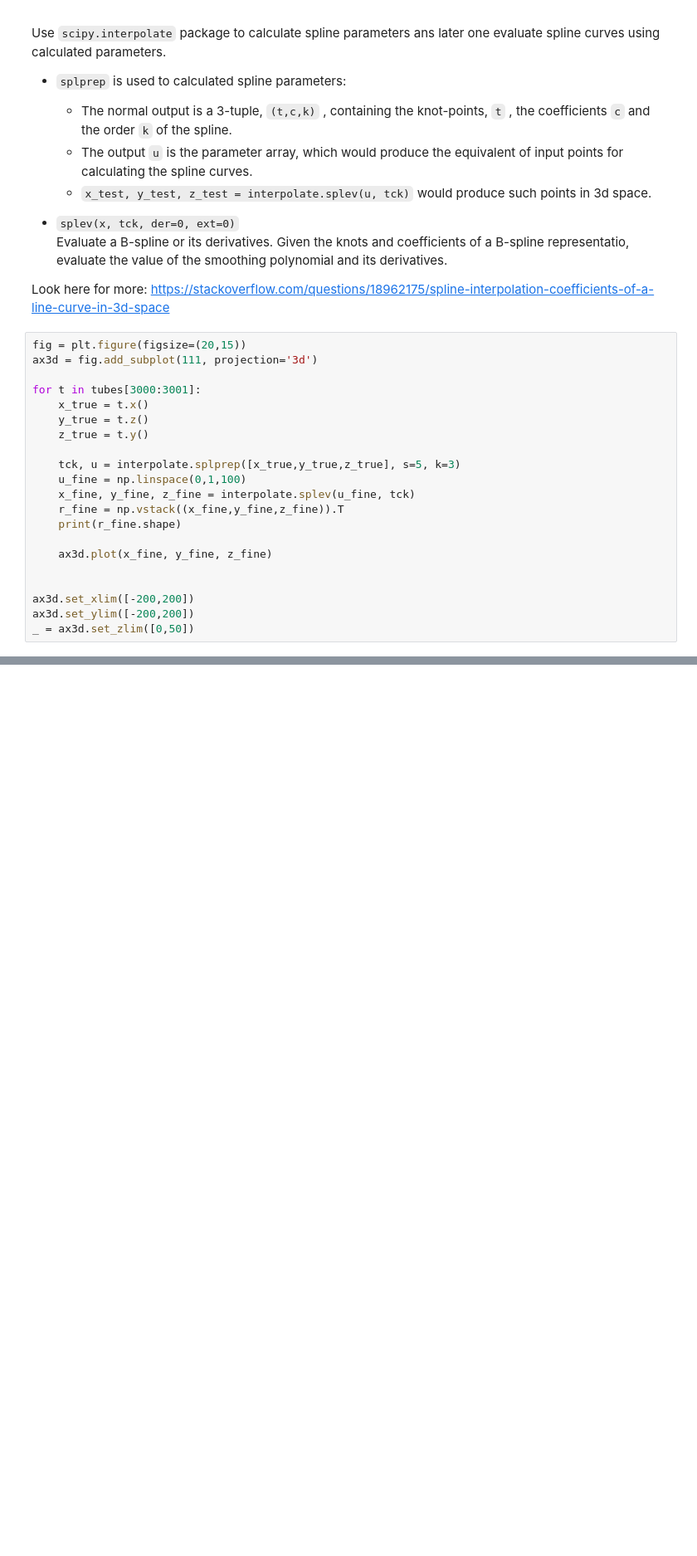
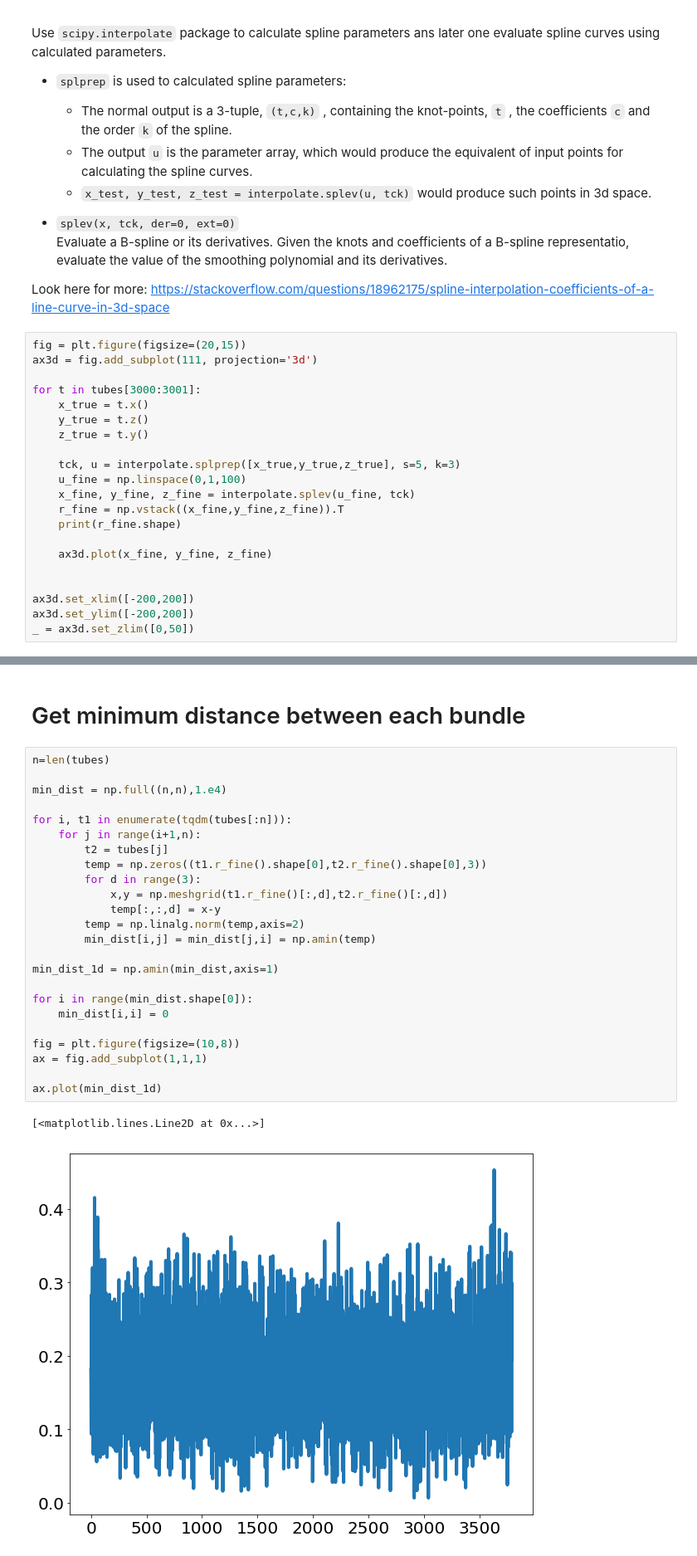
Before and after one commit to amirhosseindavoody/carbon_nanotube_mesh, a Jupyter notebook: cnt_mesh.ipynb, the cells around one changed output, grey strips where cells are left out. Shown at 83% size. Cells and saved outputs as stored; diff of their text form; blank space fills up the shorter version.

```diff
--- a/cnt_mesh.ipynb
+++ b/cnt_mesh.ipynb
@@ -257,0 +279,29 @@ _ = ax3d.set_zlim([0,50])
+# %% [markdown]
+# Get minimum distance between each bundle
+# %%
+n=len(tubes)
+
+min_dist = np.full((n,n),1.e4)
+
+for i, t1 in enumerate(tqdm(tubes[:n])):
+    for j in range(i+1,n):
+        t2 = tubes[j]
+        temp = np.zeros((t1.r_fine().shape[0],t2.r_fine().shape[0],3))
+        for d in range(3):
+            x,y = np.meshgrid(t1.r_fine()[:,d],t2.r_fine()[:,d])
+            temp[:,:,d] = x-y
+        temp = np.linalg.norm(temp,axis=2)
+        min_dist[i,j] = min_dist[j,i] = np.amin(temp)
+
+min_dist_1d = np.amin(min_dist,axis=1)
+
+for i in range(min_dist.shape[0]):
+    min_dist[i,i] = 0
+
+fig = plt.figure(figsize=(10,8))
+ax = fig.add_subplot(1,1,1)
+
+ax.plot(min_dist_1d)
+# %% [output]
+[<matplotlib.lines.Line2D at 0x...>]
+[figure, added]
```
Also changed, not shown: parts of 4 cells of this notebook.
